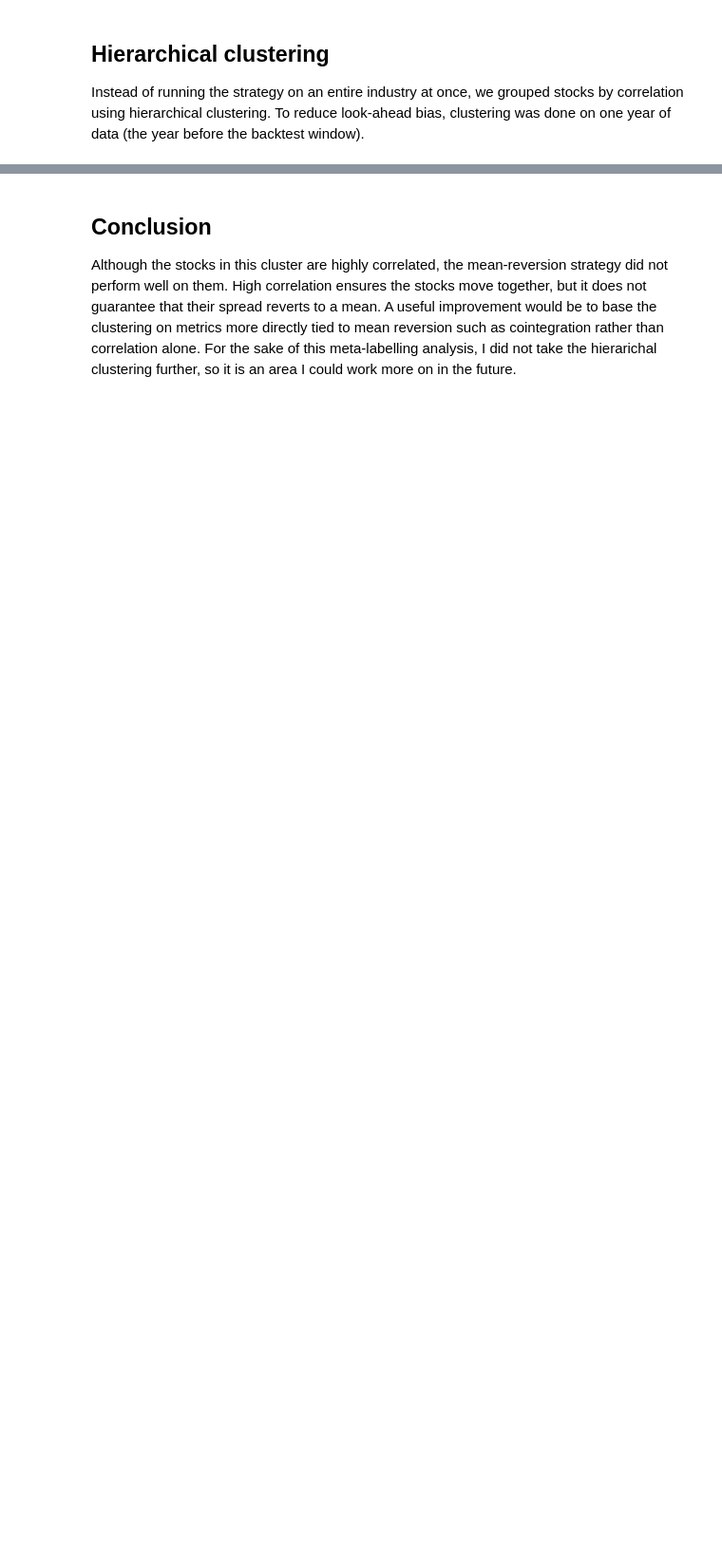
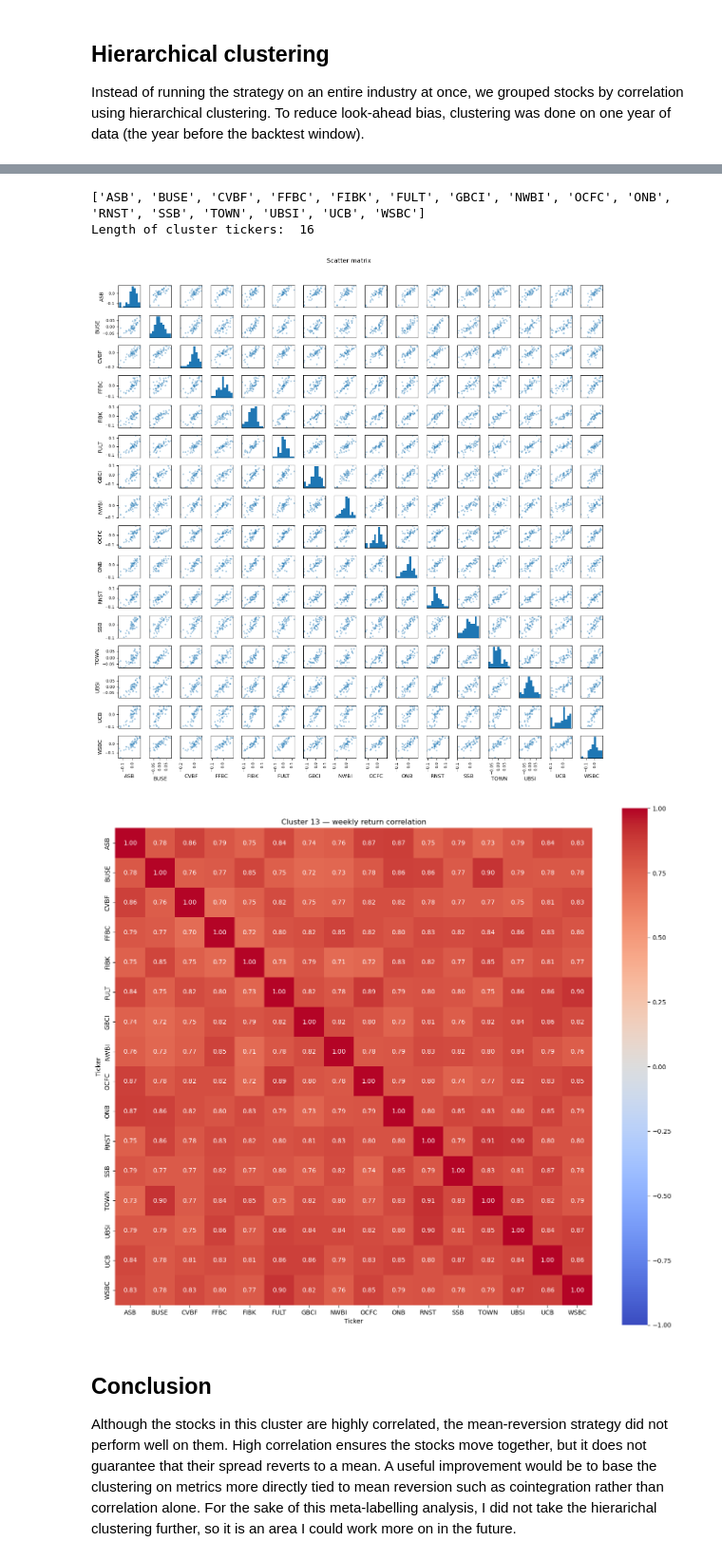
Before and after one commit to vvaskin/trade-filter, a Jupyter notebook: clustering.ipynb, the cells around one changed output, grey strips where cells are left out. Shown at 95% size. Drawn from its saved outputs; the diff is of its cells as text; code cells hidden in the pictures; blank space fills up the shorter version.

```diff
--- a/clustering.ipynb
+++ b/clustering.ipynb
@@ -161,31 +207,36 @@ for cluster_id in sorted(clusters.unique()):
 # %%
 import seaborn as sns
-cluster_tickers = clusters[clusters == 1].index.tolist()
+cluster_tickers = clusters[clusters == 13].index.tolist()
 print(cluster_tickers)
 print('Length of cluster tickers: ', len(cluster_tickers))
 cluster_weekly_prices = weekly_prices[cluster_tickers]
 cluster_weekly_returns = weekly_returns[cluster_tickers]
 corr = cluster_weekly_returns.corr() # correlation matrix
 
 cluster_weekly_returns = weekly_returns[cluster_tickers]
 
 scatter_matrix(cluster_weekly_returns)
 
 
 # Plot larger heatmap
 plt.figure(figsize=(14, 12))
 sns.heatmap(
     corr,
     annot=True,
     fmt=".2f",
     cmap="coolwarm",
     vmin=-1,
     vmax=1,
     square=True,
 )
-plt.title("Cluster 83 — weekly return correlation")
+plt.title("Cluster 13 — weekly return correlation")
 plt.tight_layout()
 plt.show()
+# %% [output]
+['ASB', 'BUSE', 'CVBF', 'FFBC', 'FIBK', 'FULT', 'GBCI', 'NWBI', 'OCFC', 'ONB', 'RNST', 'SSB', 'TOWN', 'UBSI', 'UCB', 'WSBC']
+Length of cluster tickers:  16
+[figure, added]
+[figure, added]
 # %% [markdown]
 ## Conclusion
 
```
Also changed, not shown: parts of 2 cells of this notebook, 16 other files.
